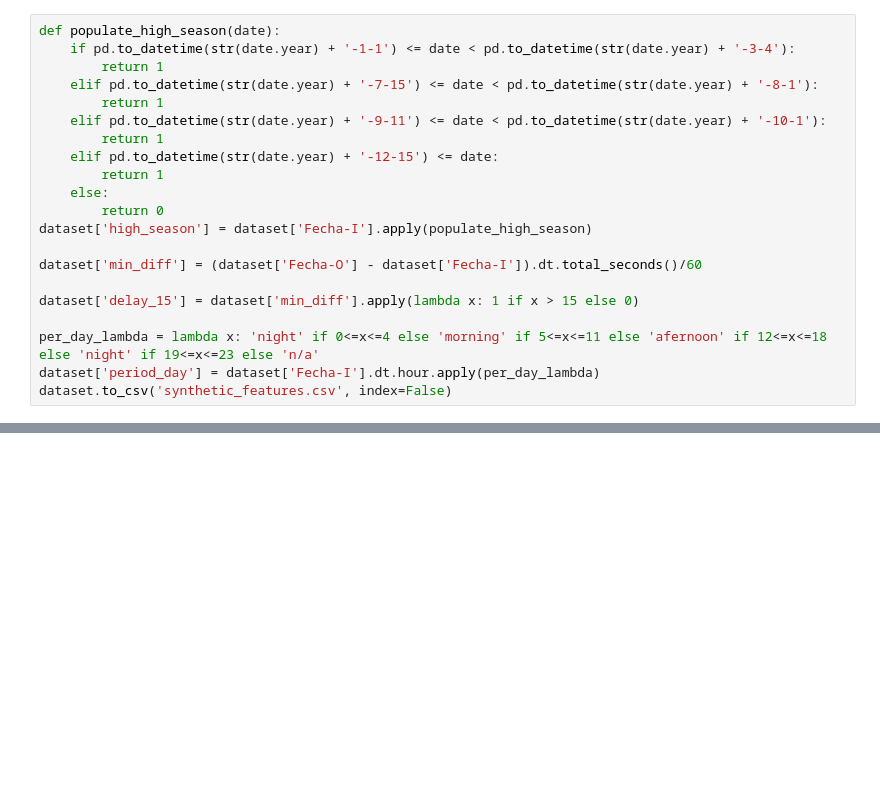
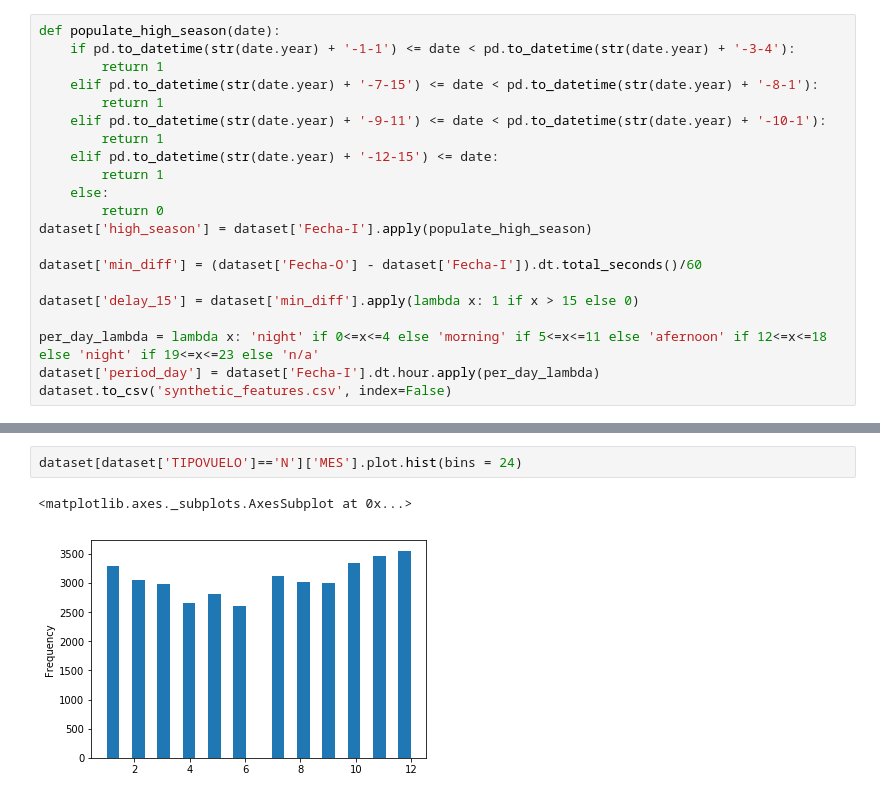
Before and after one commit to CamilaTr/DSC, a Jupyter notebook: solution.ipynb, the cells around one changed output, grey strips where cells are left out. Cells and saved outputs as stored; diff of their text form; blank space fills up the shorter version.

```diff
--- a/solution.ipynb
+++ b/solution.ipynb
@@ -37,0 +39,5 @@ dataset.head()
+# %%
+dataset[dataset['TIPOVUELO']=='N']['MES'].plot.hist(bins = 24)
+# %% [output]
+<matplotlib.axes._subplots.AxesSubplot at 0x...>
+[figure, added]
```
Also changed, not shown: parts of 15 cells of this notebook.
